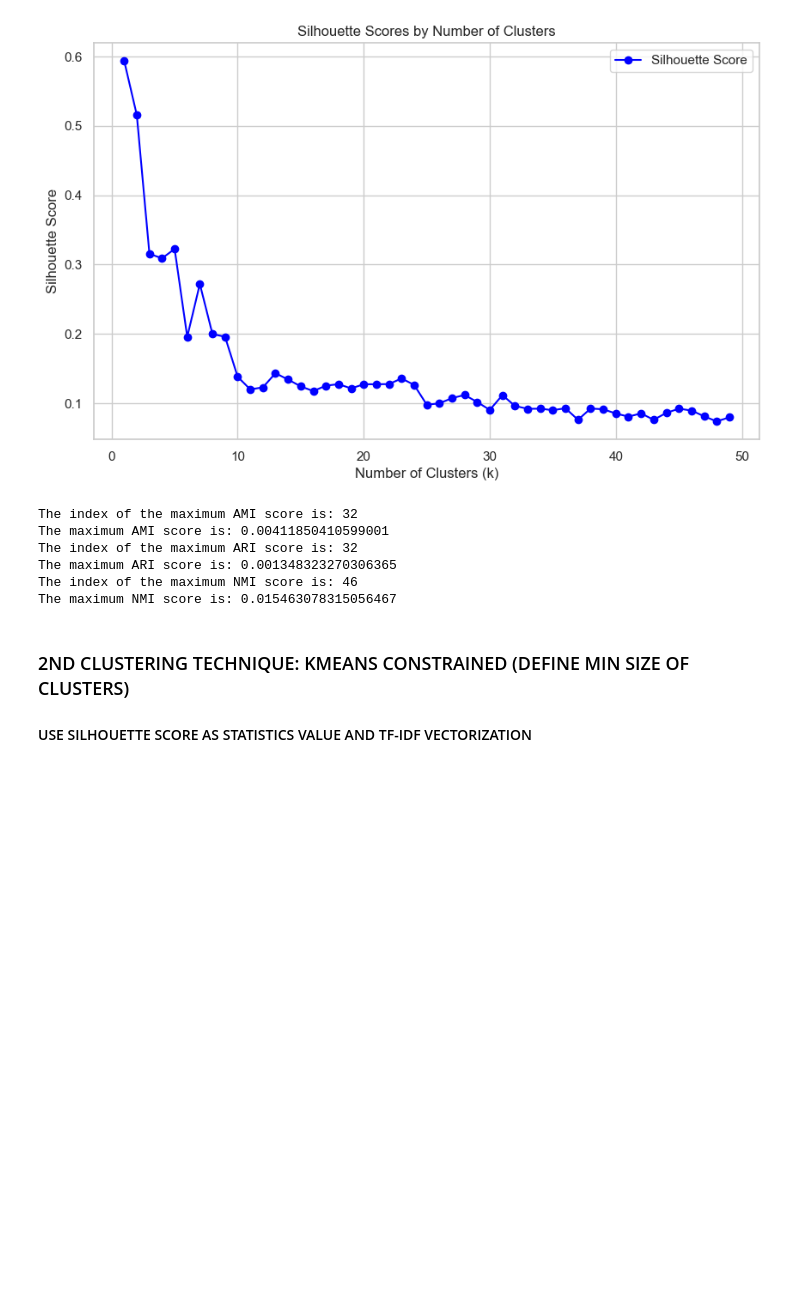
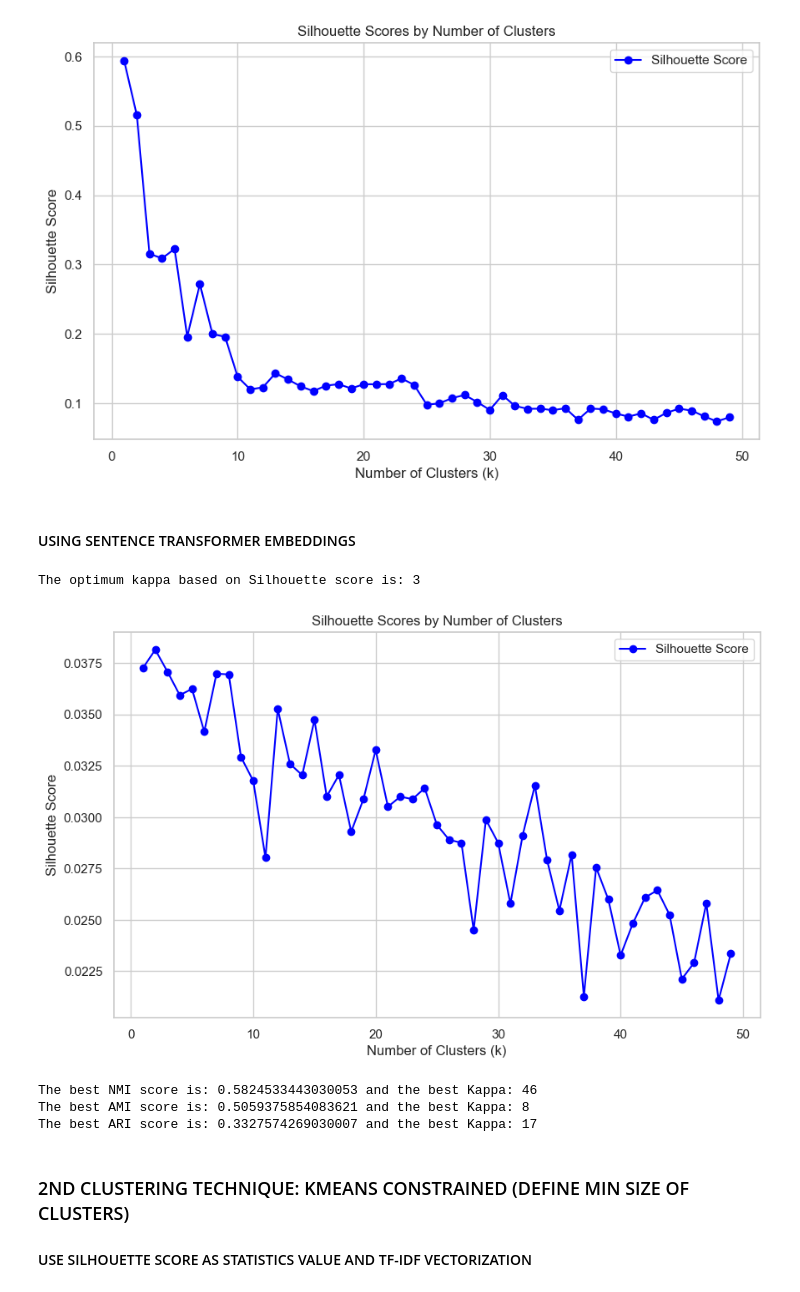
Before and after one commit to Rafimc13/LLM_Research_Topic_Modelling, a Jupyter notebook: Clustering_Techniques.ipynb, the cells around one changed output. Cells and saved outputs as stored; diff of their text form; code cells hidden in the pictures; blank space fills up the shorter version.

```diff
--- a/Clustering_Techniques.ipynb
+++ b/Clustering_Techniques.ipynb
@@ -338,29 +366,38 @@ kappa2_kmeans_ft, scores_kmeans_ft, nmi, ari, ami = calc_kmeans(transformed_data
 # %% [output]
 The optimum kappa based on Silhouette score is: 2
 [figure]
-# %%
-# Assuming statistic_values_ami is the list containing AMI scores
-max_ami_index = np.argmax(ami)
-print(f'The index of the maximum AMI score is: {max_ami_index}')
-print(f'The maximum AMI score is: {statistic_values_ami[max_ami_index]}')
-
-# Assuming statistic_values_ari is the list containing AMI scores
-max_ari_index = np.argmax(ari)
-print(f'The index of the maximum ARI score is: {max_ari_index}')
-print(f'The maximum ARI score is: {statistic_values_ari[max_ari_index]}')
-
-
-# Assuming statistic_values_nmi is the list containing AMI scores
-max_nmi_index = np.argmax(nmi)
-print(f'The index of the maximum NMI score is: {max_nmi_index}')
-print(f'The maximum NMI score is: {statistic_values_nmi[max_nmi_index]}')
-# %% [output]
-The index of the maximum AMI score is: 32
-The maximum AMI score is: 0.00411850410599001
-The index of the maximum ARI score is: 32
-The maximum ARI score is: 0.001348323270306365
-The index of the maximum NMI score is: 46
-The maximum NMI score is: 0.015463078315056467
+# %% [markdown]
+#### USING SENTENCE TRANSFORMER EMBEDDINGS
+# %%
+x_test_news = x_test_news[:500]
+y_test_news = y_test_news[:500]
+# %%
+from clustering_algorithms.kmeans import calc_kmeans
+from utils.calc_embeddings_via_transformer import calc_embeddings
+from sklearn.decomposition import PCA
+
+
+# transformed_data_embeddings = calc_embeddings(x_test_news.to_list())
+
+# Reduce the dimensionality of embeddings
+pca = PCA(n_components=100)
+reduced_data = pca.fit_transform(transformed_data_embeddings)
+
+max_num_of_clusters = 50
+# calculate the optimun kappa with KMeans via Silhouette score and using Embeddings from Transformer model
+kappa_kmeans_ft, scores_kmeans_ft, statistic_values_nmi, statistic_values_ari, statistic_values_ami = calc_kmeans(
+   transformed_data_embeddings, max_num_of_clusters, true_labels=y_test_news)
+
+# print the scores NMI, AMI, ARI
+print(f'The best NMI score is: {np.max(statistic_values_nmi)} and the best Kappa: {np.argmax(statistic_values_nmi) }')
+print(f'The best AMI score is: {np.max(statistic_values_ami)} and the best Kappa: {np.argmax(statistic_values_ami) }')
+print(f'The best ARI score is: {np.max(statistic_values_ari)} and the best Kappa: {np.argmax(statistic_values_ari) }')
+# %% [output]
+The optimum kappa based on Silhouette score is: 3
+[figure, added]
+The best NMI score is: 0.5824533443030053 and the best Kappa: 46
+The best AMI score is: 0.5059375854083621 and the best Kappa: 8
+The best ARI score is: 0.3327574269030007 and the best Kappa: 17
 # %% [markdown]
 ### 2ND CLUSTERING TECHNIQUE: KMEANS CONSTRAINED (DEFINE MIN SIZE OF CLUSTERS)
 
```
Also changed, not shown: parts of 12 cells of this notebook, 4 other files.
